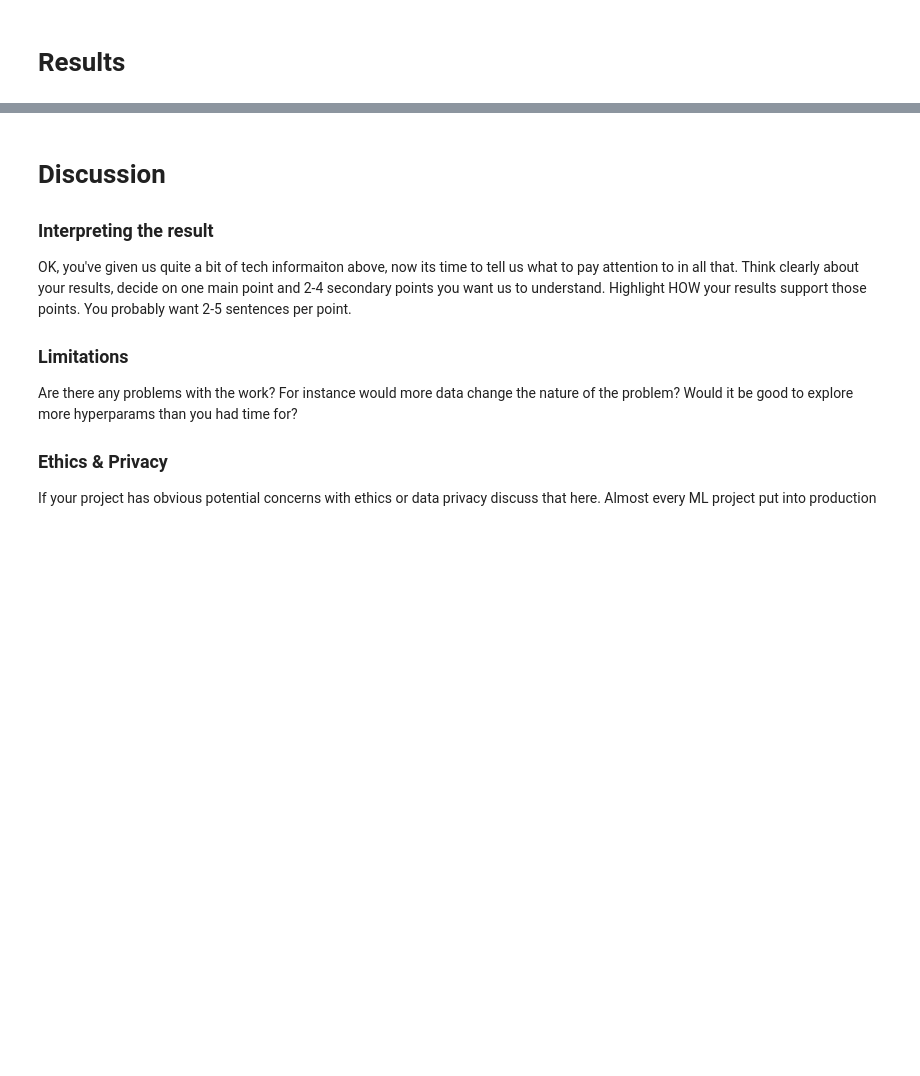
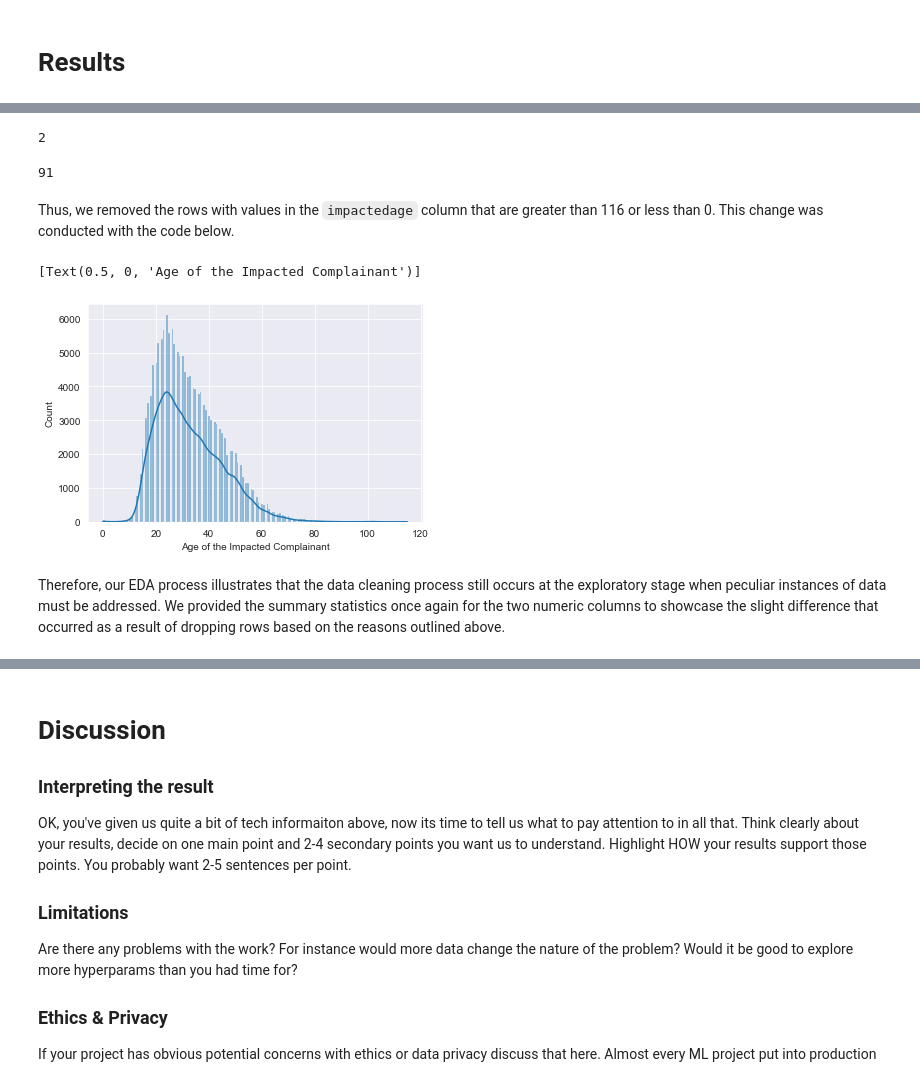
Before and after one commit to COGS118A/Group015-Wi23, a Jupyter notebook: FinalProjectGroup015-Wi23.ipynb, the cells around one changed output, grey strips where cells are left out. Cells and saved outputs as stored; diff of their text form; code cells hidden in the pictures; blank space fills up the shorter version.

```diff
--- a/FinalProjectGroup015-Wi23.ipynb
+++ b/FinalProjectGroup015-Wi23.ipynb
@@ -204,0 +326,22 @@ The detriments of having either a low precision or low recall score also illustr
+# %%
+# examine number of rows with impactedage values > 116
+ccrb[ccrb["impactedage"] > 116].shape[0]
+# %% [output]
+2
+# %%
+# examine number of rows with impactedage values < 0
+ccrb[ccrb["impactedage"] < 0].shape[0]
+# %% [output]
+91
+# %% [markdown]
+Thus, we removed the rows with values in the `impactedage` column that are greater than 116 or less than 0. This change was conducted with the code below.
+# %%
+# drop rows with impactedage values < 0 or > 116 and display histogram distribution
+ccrb = ccrb.drop(ccrb[ccrb["impactedage"] < 0].index)
+ccrb = ccrb.drop(ccrb[ccrb["impactedage"] > 116].index)
+sns.histplot(data = ccrb, x = "impactedage", kde = True).set(xlabel = "Age of the Impacted Complainant")
+# %% [output]
+[Text(0.5, 0, 'Age of the Impacted Complainant')]
+[figure, added]
+# %% [markdown]
+Therefore, our EDA process illustrates that the data cleaning process still occurs at the exploratory stage when peculiar instances of data must be addressed. We provided the summary statistics once again for the two numeric columns to showcase the slight difference that occurred as a result of dropping rows based on the reasons outlined above.
```
Also changed, not shown: parts of 29 cells of this notebook.
